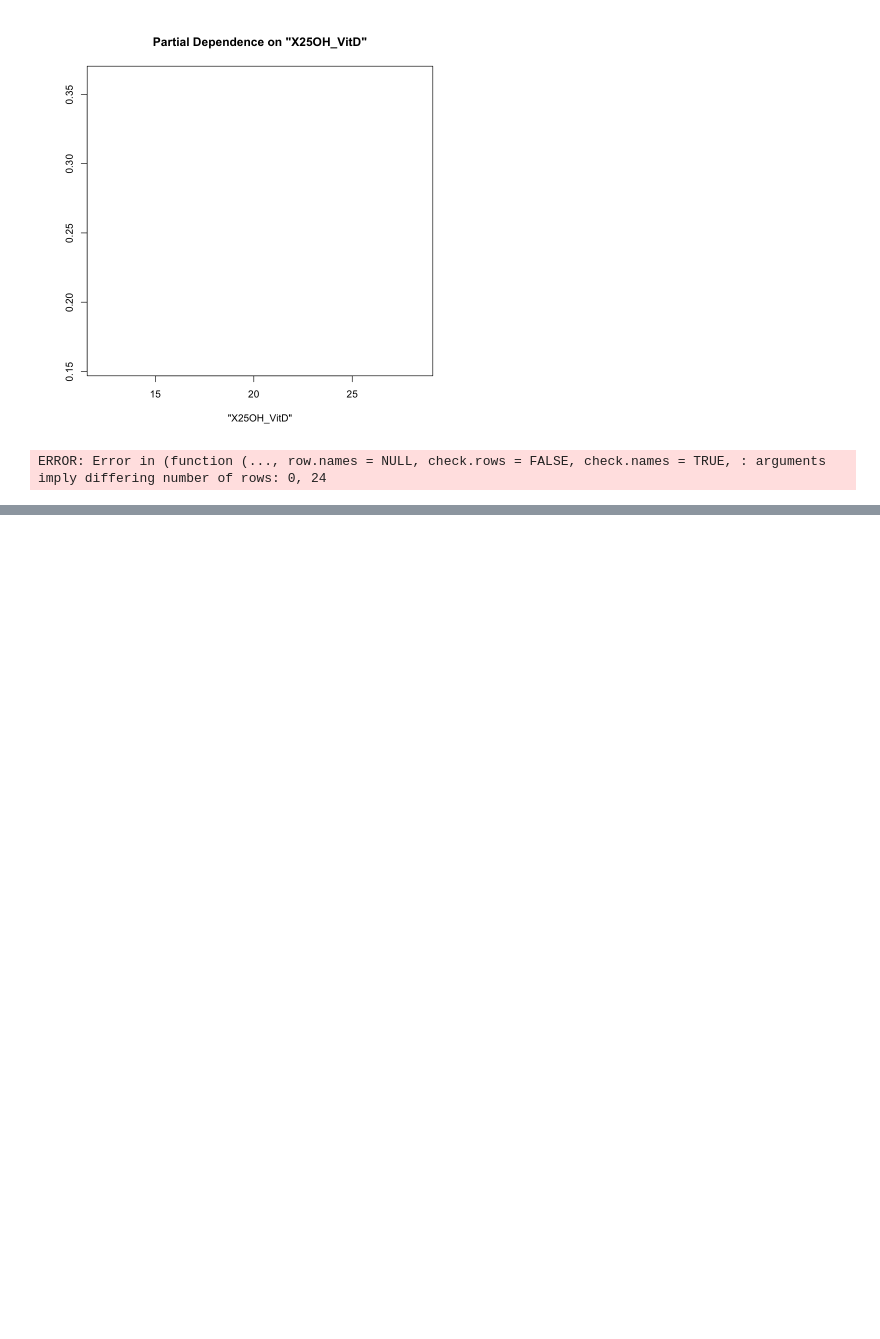
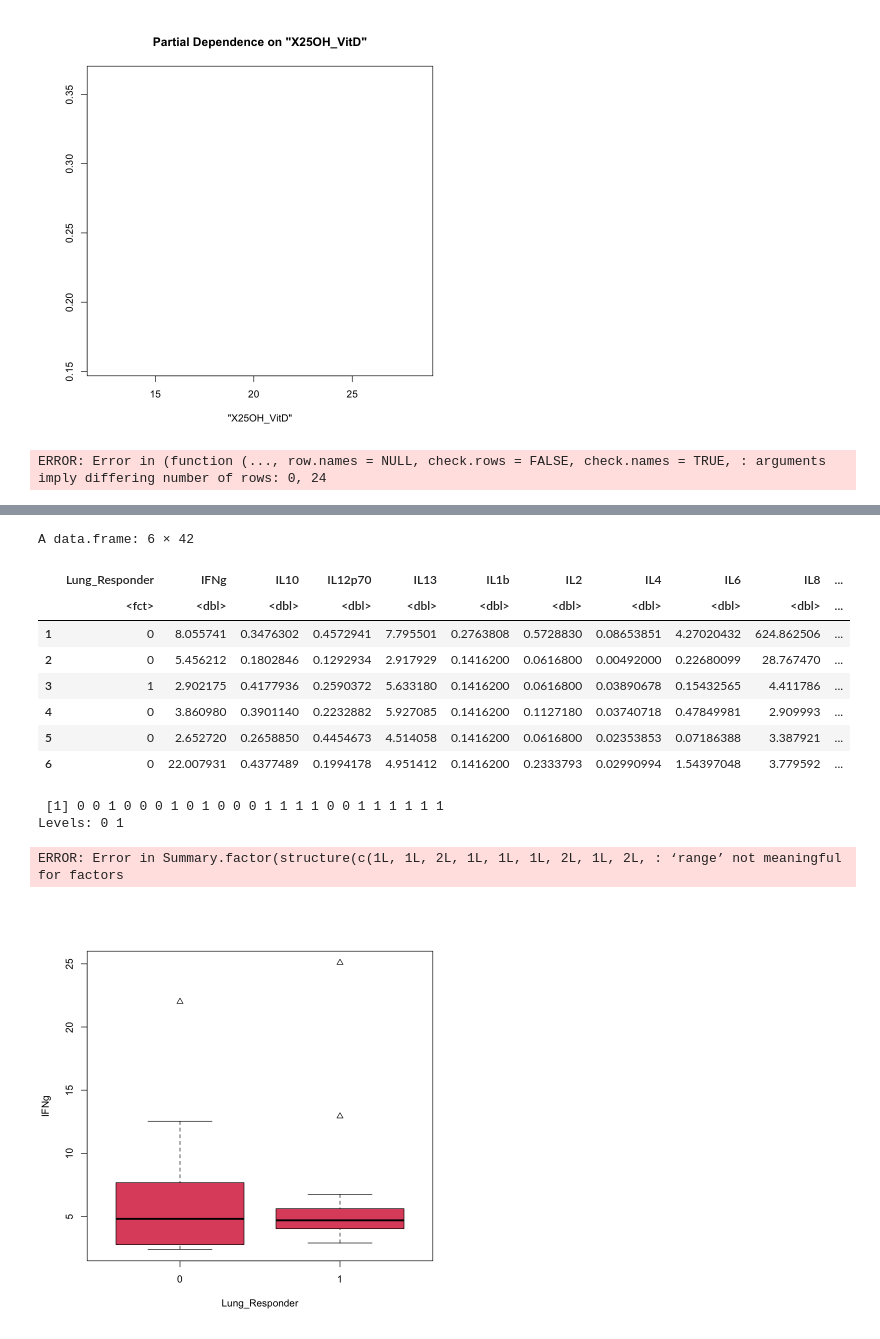
Before and after one commit to UNC-CEMALB/Ozone-exposure-is-associated-with-alterations-in-lung-and-systemic-sterol-profiles-in-healthy-and-as, a Jupyter notebook: 3. ML Visualization/ICE Plot.ipynb, the cells around one changed output, grey strips where cells are left out. Drawn from its saved outputs; the diff is of its cells as text; code cells hidden in the pictures; blank space fills up the shorter version.

```diff
--- a/3. ML Visualization/ICE Plot.ipynb
+++ b/3. ML Visualization/ICE Plot.ipynb
@@ -215,0 +262,19 @@ ERROR: Error in (function (..., row.names = NULL, check.rows = FALSE, check.name
+# %%
+fake_data2 = data.frame(lung_resp_df)
+head(fake_data2)
+second_model = randomForest(Lung_Responder~., data = fake_data2)
+boundary(second_model, fake_data2, class = "Lung_Responder")
+# %% [output]
+A data.frame: 6 × 42
+|  | Lung_Responder | IFNg | IL10 | IL12p70 | IL13 | IL1b | IL2 | IL4 | IL6 | IL8 | ... |
+|  | <fct> | <dbl> | <dbl> | <dbl> | <dbl> | <dbl> | <dbl> | <dbl> | <dbl> | <dbl> | ... |
+| 1 | 0 | 8.055741 | 0.3476302 | 0.4572941 | 7.795501 | 0.2763808 | 0.5728830 | 0.08653851 | 4.27020432 | 624.862506 | ... |
+| 2 | 0 | 5.456212 | 0.1802846 | 0.1292934 | 2.917929 | 0.1416200 | 0.0616800 | 0.00492000 | 0.22680099 | 28.767470 | ... |
+| 3 | 1 | 2.902175 | 0.4177936 | 0.2590372 | 5.633180 | 0.1416200 | 0.0616800 | 0.03890678 | 0.15432565 | 4.411786 | ... |
+| 4 | 0 | 3.860980 | 0.3901140 | 0.2232882 | 5.927085 | 0.1416200 | 0.1127180 | 0.03740718 | 0.47849981 | 2.909993 | ... |
+| 5 | 0 | 2.652720 | 0.2658850 | 0.4454673 | 4.514058 | 0.1416200 | 0.0616800 | 0.02353853 | 0.07186388 | 3.387921 | ... |
+| 6 | 0 | 22.007931 | 0.4377489 | 0.1994178 | 4.951412 | 0.1416200 | 0.2333793 | 0.02990994 | 1.54397048 | 3.779592 | ... |
+ [1] 0 0 1 0 0 0 1 0 1 0 0 0 1 1 1 1 0 0 1 1 1 1 1 1
+Levels: 0 1
+ERROR: Error in Summary.factor(structure(c(1L, 1L, 2L, 1L, 1L, 1L, 2L, 1L, 2L, : ‘range’ not meaningful for factors
+[figure, added]
```
Also changed, not shown: parts of 7 cells of this notebook, 1 other file.
